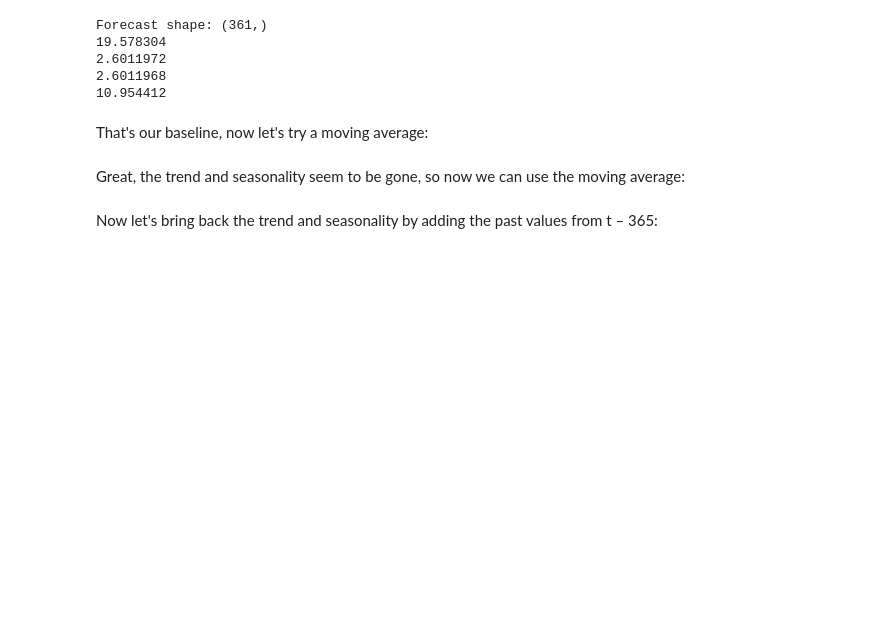
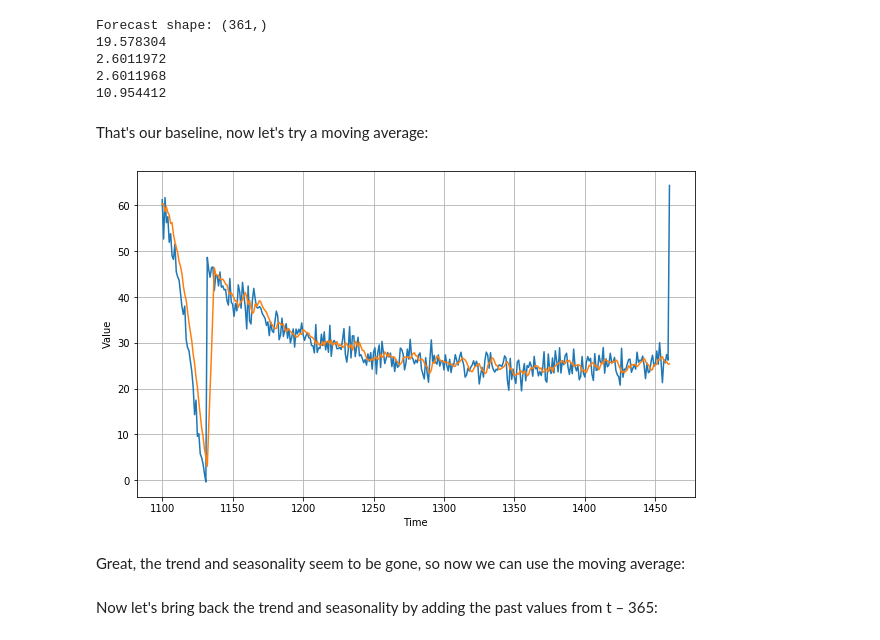
Before and after one commit to sergejhorvat/TensorFlow-in-Practice---Coursera, a Jupyter notebook: Sequences, Time Series and Prediction/Week 1 Exercise Question.ipynb, the cells around one changed output. Saved outputs shown, nothing was run; the diff lists cells and outputs as text; code cells hidden in the pictures; blank space fills up the shorter version.

```diff
--- a/Sequences, Time Series and Prediction/Week 1 Exercise Question.ipynb
+++ b/Sequences, Time Series and Prediction/Week 1 Exercise Question.ipynb
@@ -147,19 +147,24 @@ That's our baseline, now let's try a moving average:
 def moving_average_forecast(series, window_size):
   """Forecasts the mean of the last few values.
      If window_size=1, then this is equivalent to naive forecast"""
-  for
   # YOUR CODE HERE
+  forecast = []
+  for time in range(len(series)-window_size):
+      forecast.append(series[time : time+window_size].mean())
+  return np.array(forecast)
 # %%
-moving_avg = moving_average_forecast(# YOUR CODE HERE)[# YOUR CODE HERE]
+moving_avg = moving_average_forecast(series,5)[split_time - 5:]# YOUR CODE HERE)[# YOUR CODE HERE]
 
 plt.figure(figsize=(10, 6))
 plot_series(time_valid, x_valid)
 plot_series(time_valid, moving_avg)
 
 # EXPECTED OUTPUT
 # CHart with time series from 1100->1450+ on X
 # Time series plotted
 # Moving average plotted over it
+# %% [output]
+[figure, added]
 # %%
 print(# YOUR CODE HERE)
 print(# YOUR CODE HERE)
```
Also changed, not shown: parts of 2 cells of this notebook.
